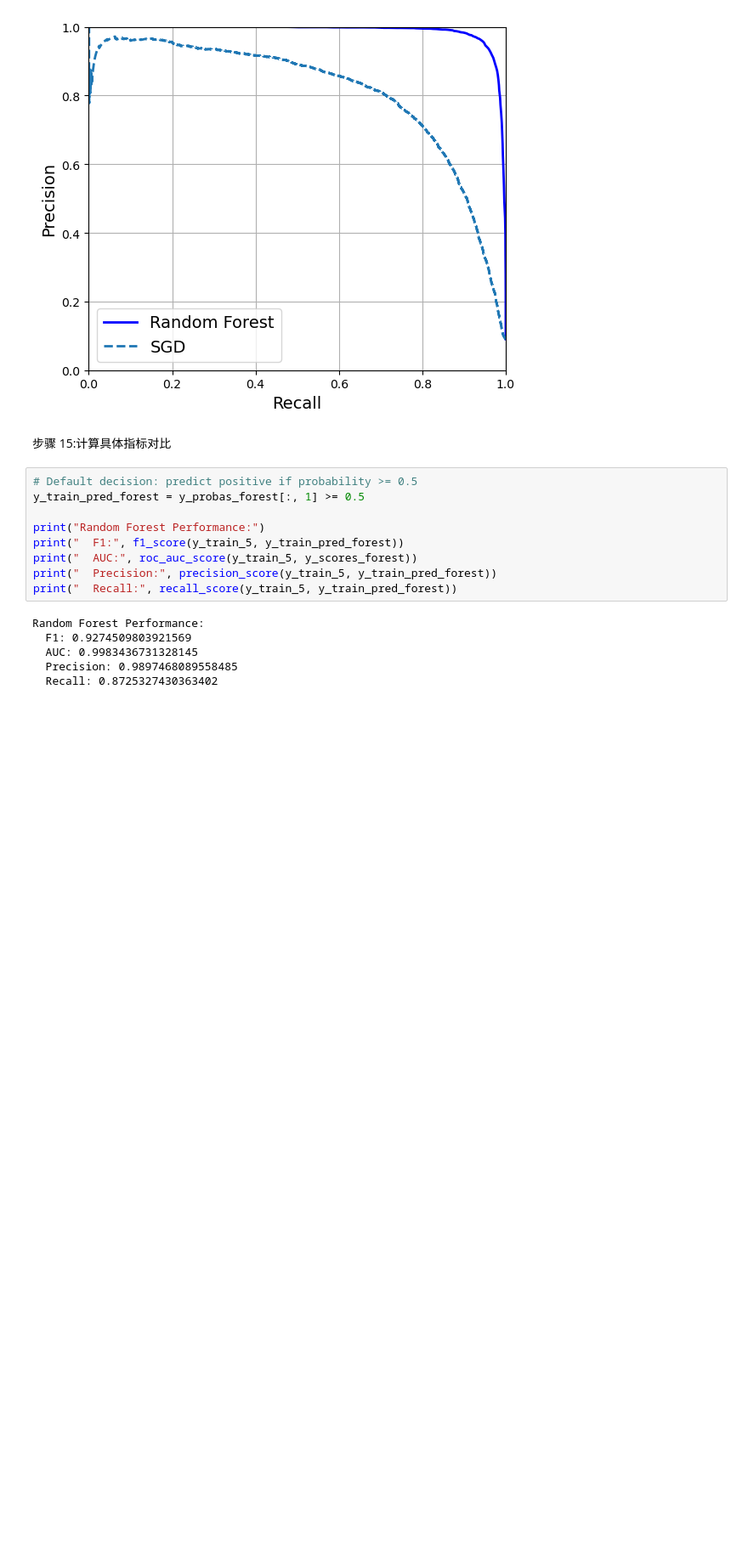
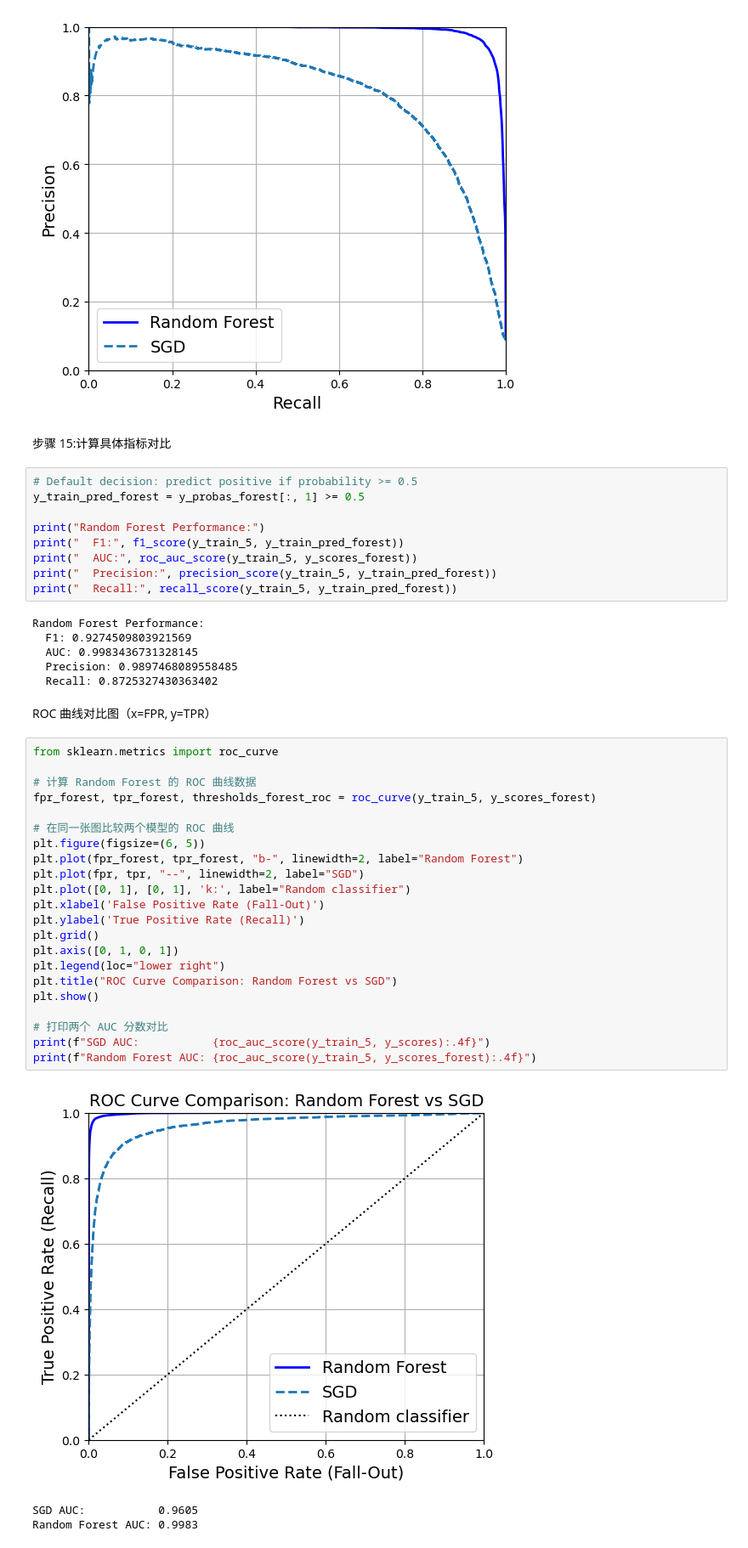
Before and after one commit to Olivialinden/ml-lab-course, a Jupyter notebook: lab4.ipynb, the cells around one changed output. Shown at 85% size. Drawn from its saved outputs; the diff is of its cells as text; blank space fills up the shorter version.

```diff
--- a/lab4.ipynb
+++ b/lab4.ipynb
@@ -531,3 +556,31 @@ Random Forest Performance:
   AUC: 0.9983436731328145
   Precision: 0.9897468089558485
   Recall: 0.8725327430363402
+# %% [markdown]
+ROC 曲线对比图（x=FPR, y=TPR）
+# %%
+from sklearn.metrics import roc_curve
+
+# 计算 Random Forest 的 ROC 曲线数据
+fpr_forest, tpr_forest, thresholds_forest_roc = roc_curve(y_train_5, y_scores_forest)
+
+# 在同一张图比较两个模型的 ROC 曲线
+plt.figure(figsize=(6, 5))
+plt.plot(fpr_forest, tpr_forest, "b-", linewidth=2, label="Random Forest")
+plt.plot(fpr, tpr, "--", linewidth=2, label="SGD")
+plt.plot([0, 1], [0, 1], 'k:', label="Random classifier")
+plt.xlabel('False Positive Rate (Fall-Out)')
+plt.ylabel('True Positive Rate (Recall)')
+plt.grid()
+plt.axis([0, 1, 0, 1])
+plt.legend(loc="lower right")
+plt.title("ROC Curve Comparison: Random Forest vs SGD")
+plt.show()
+
+# 打印两个 AUC 分数对比
+print(f"SGD AUC:           {roc_auc_score(y_train_5, y_scores):.4f}")
+print(f"Random Forest AUC: {roc_auc_score(y_train_5, y_scores_forest):.4f}")
+# %% [output]
+[figure, added]
+SGD AUC:           0.9605
+Random Forest AUC: 0.9983
```
Also changed, not shown: parts of 5 cells of this notebook.
